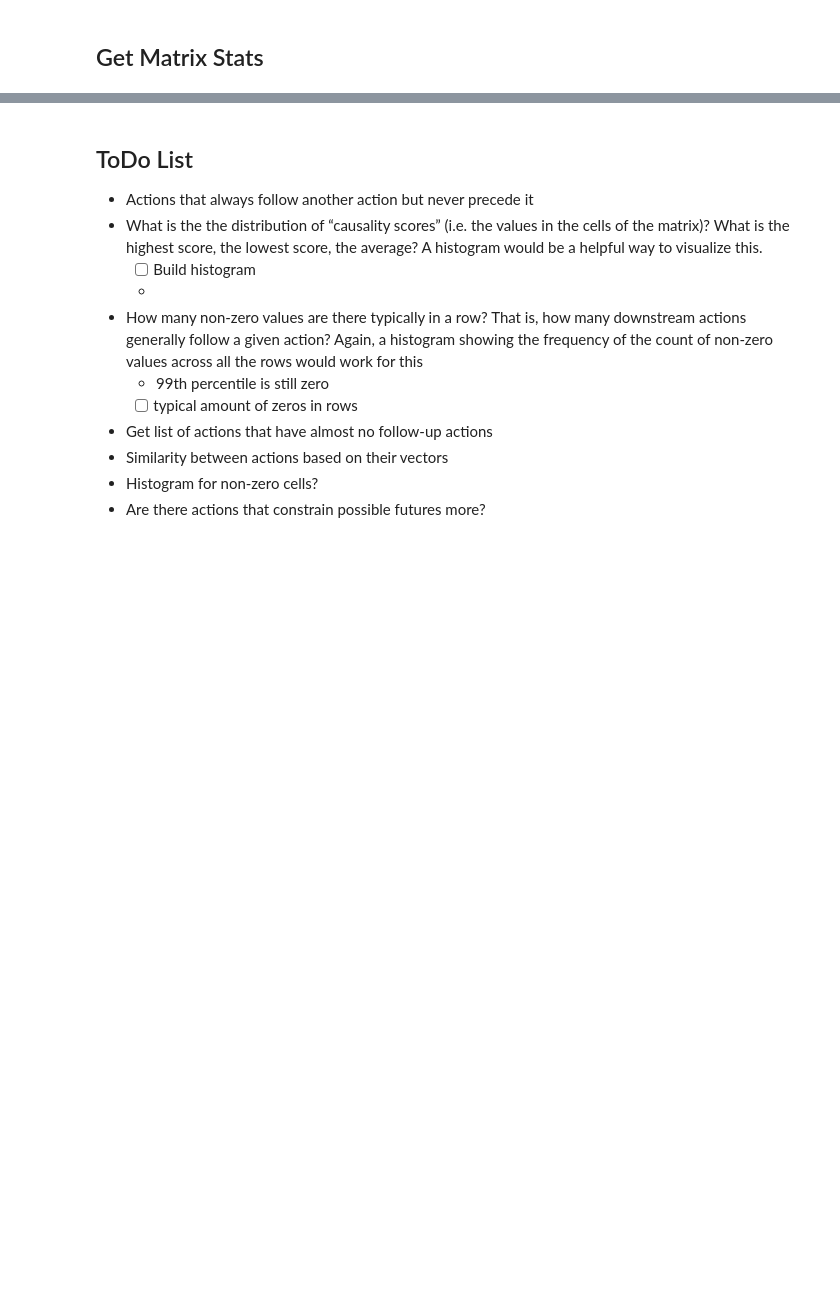
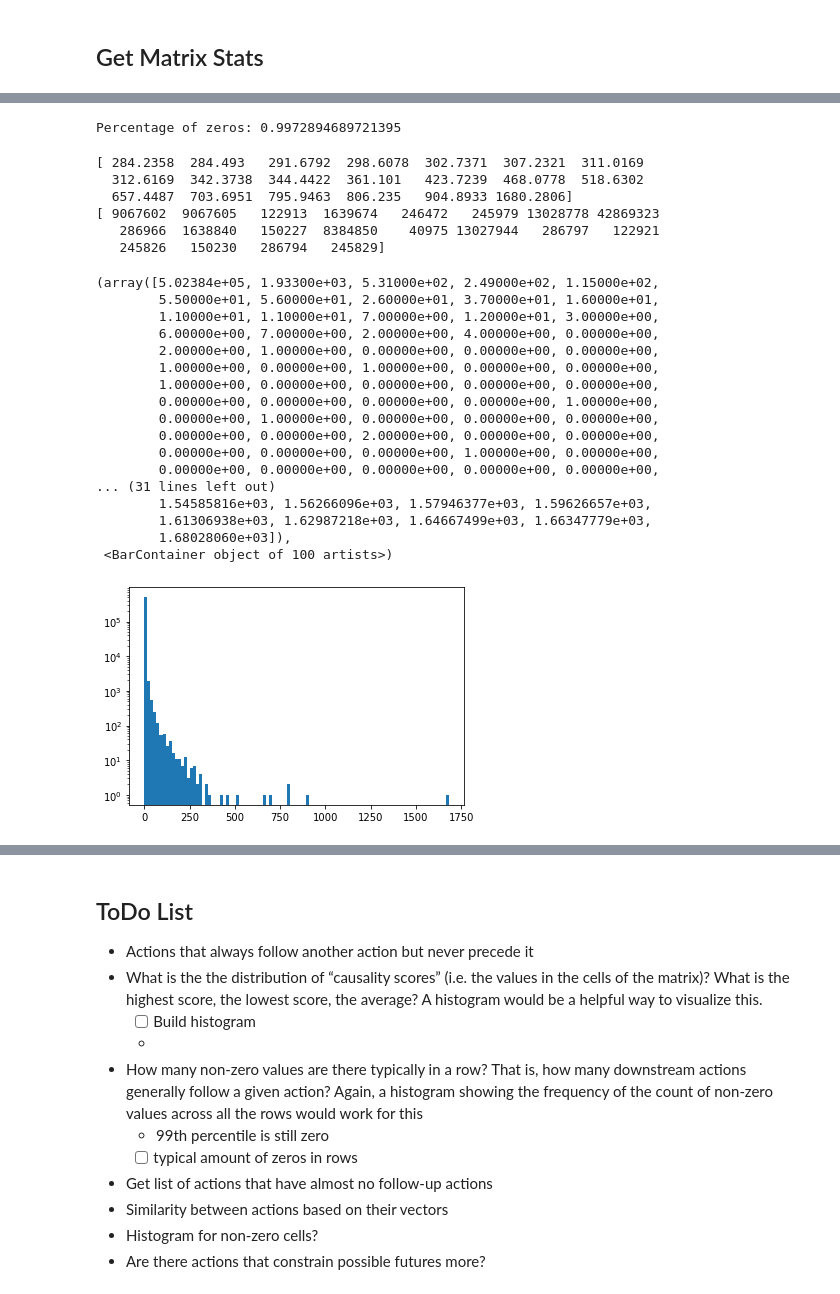
Before and after one commit to cfosco/frl_causality_project, a Jupyter notebook: epic_kitchens_causality_matrix.ipynb, the cells around one changed output, grey strips where cells are left out. Cells and saved outputs as stored; diff of their text form; code cells hidden in the pictures; blank space fills up the shorter version.

```diff
--- a/epic_kitchens_causality_matrix.ipynb
+++ b/epic_kitchens_causality_matrix.ipynb
@@ -226,9 +261,44 @@ print(get_causality_matrix_statistics(cm_array_l))
+# %%
+# Get percentage of zeros of causality matrix
+print('Percentage of zeros:', np.count_nonzero(cm_array == 0) / len(cm_array) ** 2)
+# %% [output]
+Percentage of zeros: 0.9972894689721395
 # %%
 # Get the top 10 values of causality matrix
-top_10 = np.sort(cm_array_l.flatten())[-20:]
+top_10 = np.sort(cm_array.flatten())[-20:]
 print(top_10)
 
 
 # Get the indices of top 20 values of causality matrix
-top_20_indices = np.argsort(cm_array_l.flatten())[-20:]
+top_20_indices = np.argsort(cm_array.flatten())[-20:]
 print(top_20_indices)
+# %% [output]
+[ 284.2358  284.493   291.6792  298.6078  302.7371  307.2321  311.0169
+  312.6169  342.3738  344.4422  361.101   423.7239  468.0778  518.6302
+  657.4487  703.6951  795.9463  806.235   904.8933 1680.2806]
+[ 9067602  9067605   122913  1639674   246472   245979 13028778 42869323
+   286966  1638840   150227  8384850    40975 13027944   286797   122921
+   245826   150230   286794   245829]
+# %%
+# Histogram of causality matrix values except 0 in logspace
+plt.hist(cm_array.flatten()[cm_array.flatten() != 0], bins=100, log=True)
+# plt.hist(cm_array.flatten()[cm_array.flatten() != 0], bins=100);
+# %% [output]
+(array([5.02384e+05, 1.93300e+03, 5.31000e+02, 2.49000e+02, 1.15000e+02,
+        5.50000e+01, 5.60000e+01, 2.60000e+01, 3.70000e+01, 1.60000e+01,
+        1.10000e+01, 1.10000e+01, 7.00000e+00, 1.20000e+01, 3.00000e+00,
+        6.00000e+00, 7.00000e+00, 2.00000e+00, 4.00000e+00, 0.00000e+00,
+        2.00000e+00, 1.00000e+00, 0.00000e+00, 0.00000e+00, 0.00000e+00,
+        1.00000e+00, 0.00000e+00, 1.00000e+00, 0.00000e+00, 0.00000e+00,
+        1.00000e+00, 0.00000e+00, 0.00000e+00, 0.00000e+00, 0.00000e+00,
+        0.00000e+00, 0.00000e+00, 0.00000e+00, 0.00000e+00, 1.00000e+00,
+        0.00000e+00, 1.00000e+00, 0.00000e+00, 0.00000e+00, 0.00000e+00,
+        0.00000e+00, 0.00000e+00, 2.00000e+00, 0.00000e+00, 0.00000e+00,
+        0.00000e+00, 0.00000e+00, 0.00000e+00, 1.00000e+00, 0.00000e+00,
+        0.00000e+00, 0.00000e+00, 0.00000e+00, 0.00000e+00, 0.00000e+00,
+... (31 lines left out)
+        1.54585816e+03, 1.56266096e+03, 1.57946377e+03, 1.59626657e+03,
+        1.61306938e+03, 1.62987218e+03, 1.64667499e+03, 1.66347779e+03,
+        1.68028060e+03]),
+ <BarContainer object of 100 artists>)
+[figure, added]
```
Also changed, not shown: parts of 12 cells of this notebook, 6 other files.
